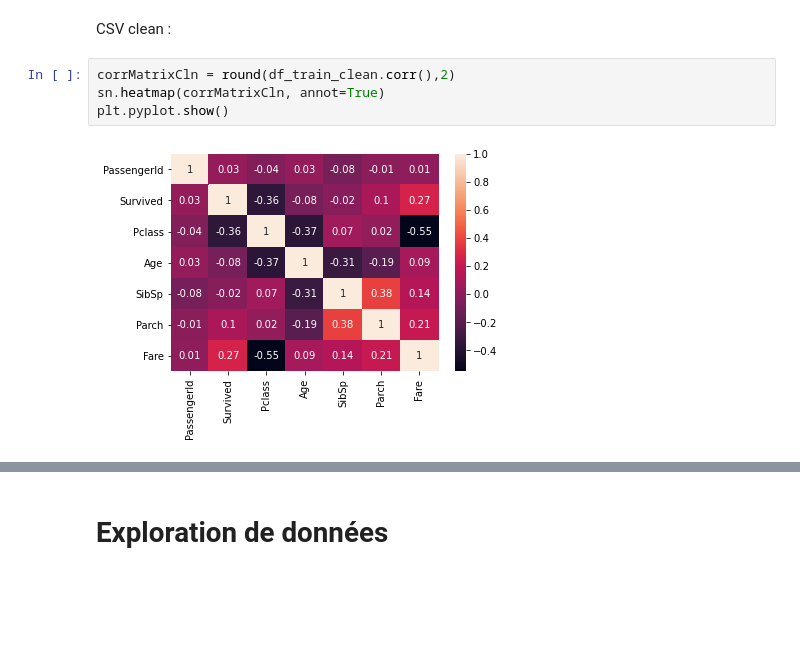
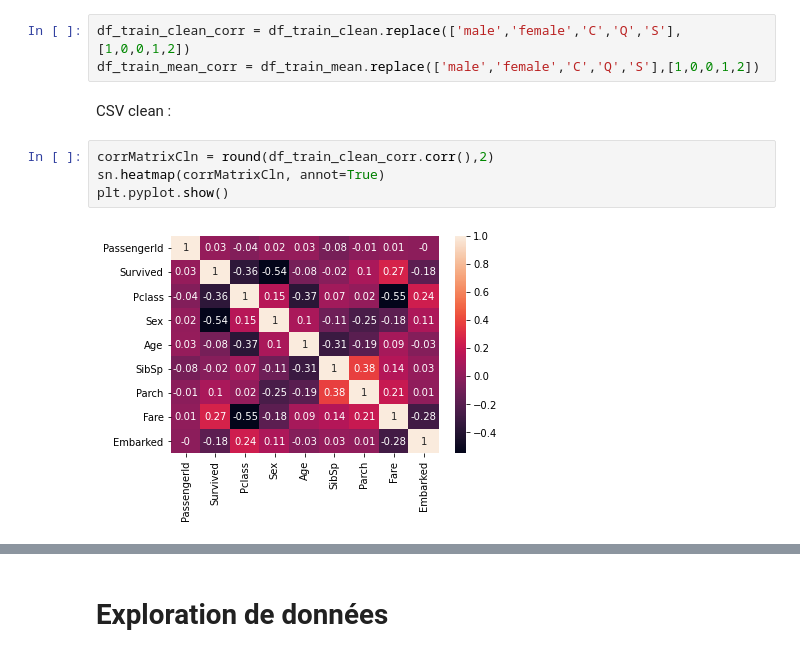
Before and after one commit to Eytuzhee/project_titanic, a Jupyter notebook: work.ipynb, the cells around one changed output, grey strips where cells are left out. Saved outputs shown, nothing was run; the diff lists cells and outputs as text; blank space fills up the shorter version.

```diff
--- a/work.ipynb
+++ b/work.ipynb
@@ -123,11 +125,14 @@ df_train_clean.to_csv('csv/train_clean.csv',index=False)
 df_train_mean.to_csv('csv/train_mean.csv',index=False)
 # %% [markdown]
 ### Matrices de correlations
+# %%
+df_train_clean_corr = df_train_clean.replace(['male','female','C','Q','S'],[1,0,0,1,2])
+df_train_mean_corr = df_train_mean.replace(['male','female','C','Q','S'],[1,0,0,1,2])
 # %% [markdown]
 CSV clean :
 # %%
-corrMatrixCln = round(df_train_clean.corr(),2)
+corrMatrixCln = round(df_train_clean_corr.corr(),2)
 sn.heatmap(corrMatrixCln, annot=True)
 plt.pyplot.show()
 # %% [output]
-[figure, old version]
+[figure, new version]
```
Also changed, not shown: parts of 55 cells of this notebook.
